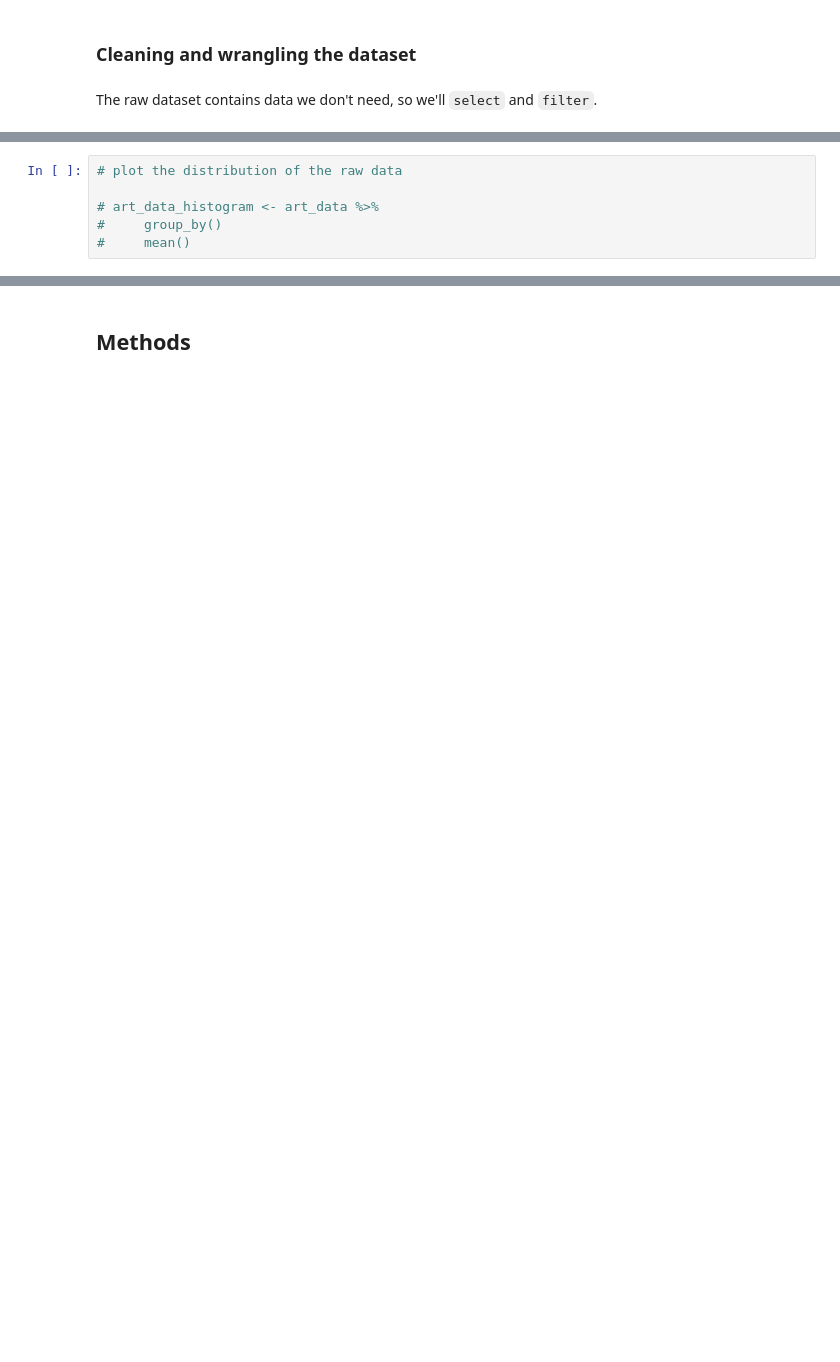
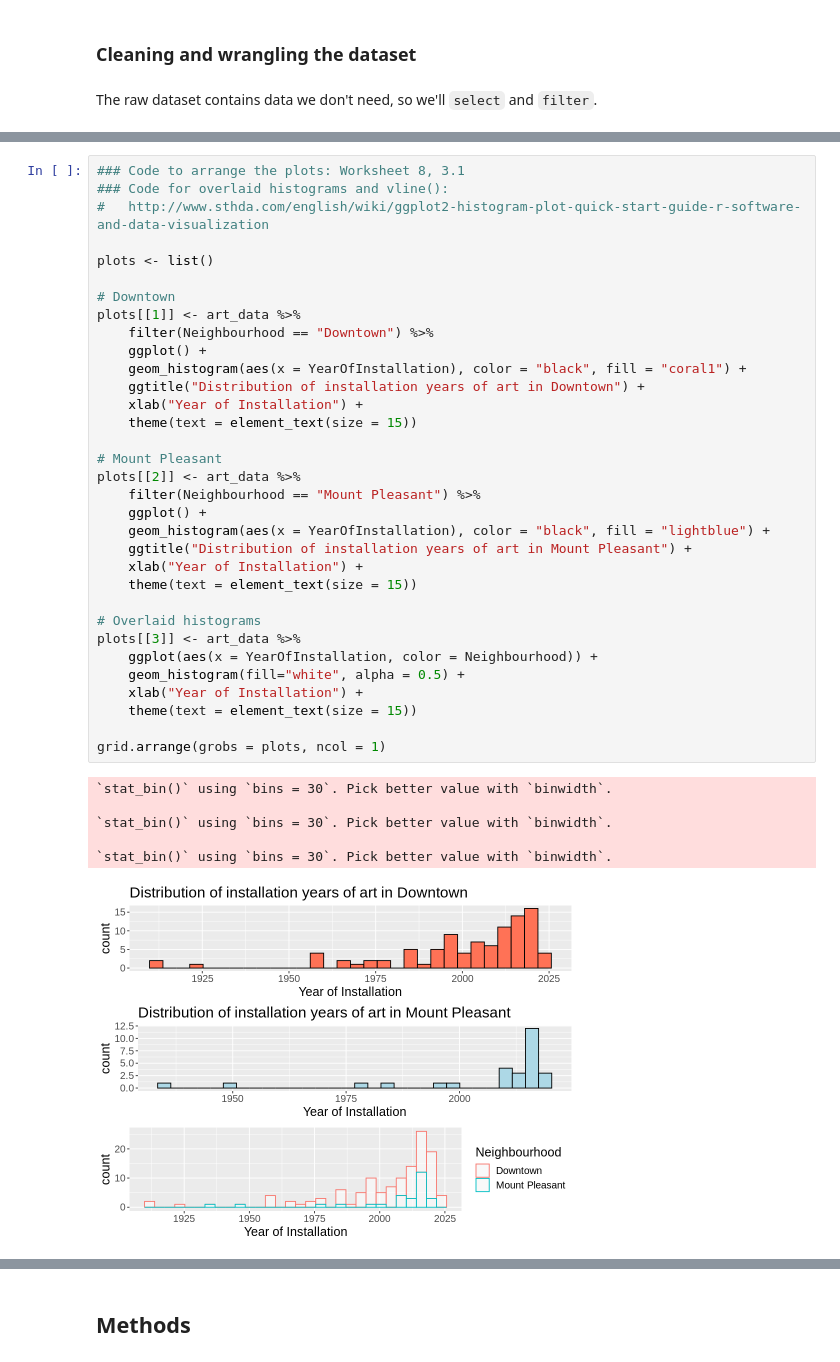
Before and after one commit to olivia-1221/Vancouver-Public-Art, a Jupyter notebook: proposal.ipynb, the cells around one changed output, grey strips where cells are left out. Cells and saved outputs as stored; diff of their text form; blank space fills up the shorter version.

```diff
--- a/proposal.ipynb
+++ b/proposal.ipynb
@@ -90,6 +128,40 @@ nrow(art_data)
 # %%
-# plot the distribution of the raw data
+### Code to arrange the plots: Worksheet 8, 3.1
+### Code for overlaid histograms and vline():
+#   http://www.sthda.com/english/wiki/ggplot2-histogram-plot-quick-start-guide-r-software-and-data-visualization
 
-# art_data_histogram <- art_data %>%
-#     group_by()
-#     mean()
+plots <- list()
+
+# Downtown
+plots[[1]] <- art_data %>%
+    filter(Neighbourhood == "Downtown") %>%
+    ggplot() +
+    geom_histogram(aes(x = YearOfInstallation), color = "black", fill = "coral1") +
+    ggtitle("Distribution of installation years of art in Downtown") +
+    xlab("Year of Installation") +
+    theme(text = element_text(size = 15))
+
+# Mount Pleasant
+plots[[2]] <- art_data %>%
+    filter(Neighbourhood == "Mount Pleasant") %>%
+    ggplot() +
+    geom_histogram(aes(x = YearOfInstallation), color = "black", fill = "lightblue") +
+    ggtitle("Distribution of installation years of art in Mount Pleasant") +
+    xlab("Year of Installation") +
+    theme(text = element_text(size = 15))
+
+# Overlaid histograms
+plots[[3]] <- art_data %>%
+    ggplot(aes(x = YearOfInstallation, color = Neighbourhood)) +
+    geom_histogram(fill="white", alpha = 0.5) +
+    xlab("Year of Installation") +
+    theme(text = element_text(size = 15))
+
+grid.arrange(grobs = plots, ncol = 1)
+# %% [output]
+`stat_bin()` using `bins = 30`. Pick better value with `binwidth`.
+
+`stat_bin()` using `bins = 30`. Pick better value with `binwidth`.
+
+`stat_bin()` using `bins = 30`. Pick better value with `binwidth`.
+[figure, added]
```
Also changed, not shown: parts of 8 cells of this notebook.
